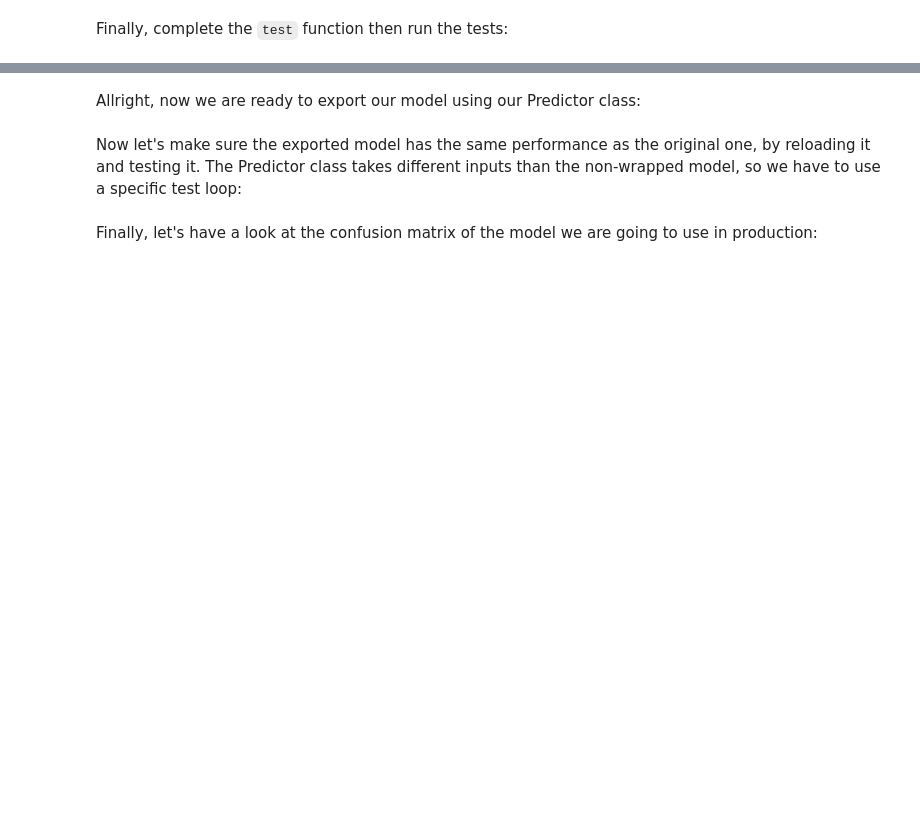
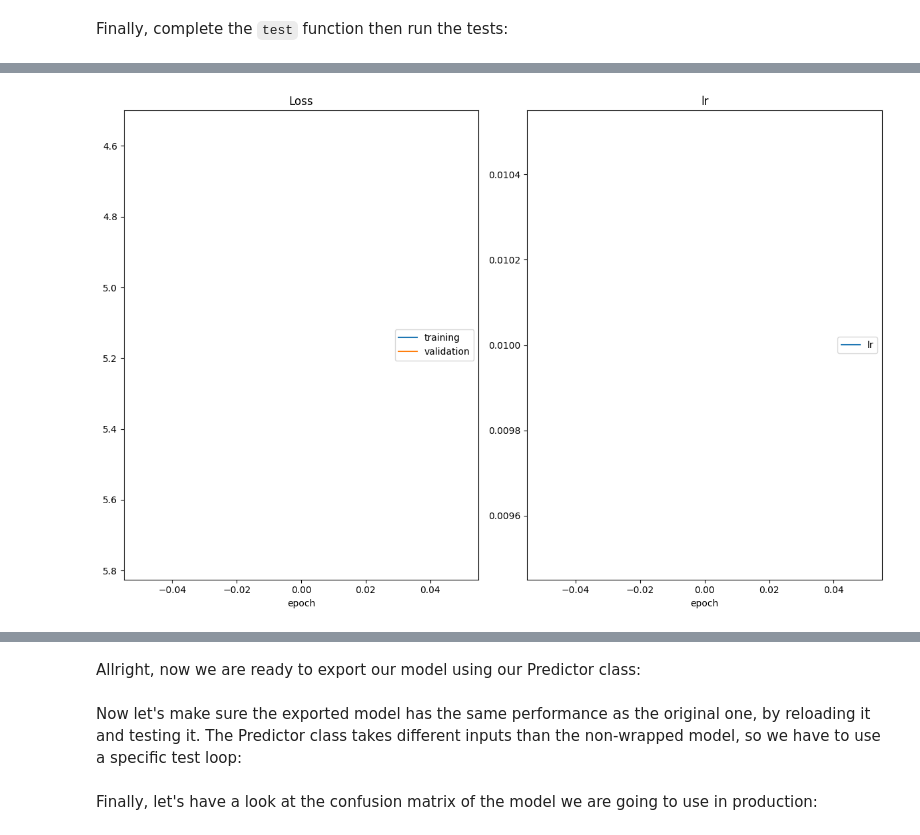
Before and after one commit to Mach-web/Landmark-Classification-Tagging-for-Social-Media-Project, a Jupyter notebook: cnn_from_scratch.ipynb, the cells around one changed output, grey strips where cells are left out. Saved outputs shown, nothing was run; the diff lists cells and outputs as text; code cells hidden in the pictures; blank space fills up the shorter version.

```diff
--- a/cnn_from_scratch.ipynb
+++ b/cnn_from_scratch.ipynb
@@ -275,34 +323,37 @@ weight_decay = 0.0     # regularization. Increase this to combat overfitting
 # %%
 from src.data import get_data_loaders
 from src.train import optimize
 from src.optimization import get_optimizer, get_loss
 from src.model import MyModel
 
 # get the data loaders using batch_size and valid_size defined in the previous
 # cell
 # HINT: do NOT copy/paste the values. Use the variables instead
-data_loaders = # YOUR CODE HERE
+data_loaders = get_data_loaders(batch_size = 32, valid_size = 0.3)
+# YOUR CODE HERE
 
 # instance model MyModel with num_classes and drouput defined in the previous
 # cell
-model = # YOUR CODE HERE
+model = MyModel()# YOUR CODE HERE
 
 # Get the optimizer using get_optimizer and the model you just created, the learning rate,
 # the optimizer and the weight decay specified in the previous cell
-optimizer = # YOUR CODE HERE
+optimizer = get_optimizer(model, "SGD", 0.01, momentum = 0.4)# YOUR CODE HERE
 
 # Get the loss using get_loss
-loss = # YOUR CODE HERE
+loss = get_loss() # YOUR CODE HERE
 
 optimize(
     data_loaders,
     model,
     optimizer,
     loss,
     n_epochs=num_epochs,
     save_path="checkpoints/best_val_loss.pt",
     interactive_tracking=True
 )
+# %% [output]
+[figure, added]
 # %% [markdown]
 ---
 ## <img src="static_images/icons/noun-advance-2109145.png" alt=">" style="width:50px"/> Step 6: testing against the Test Set
```
Also changed, not shown: parts of 10 cells of this notebook.
